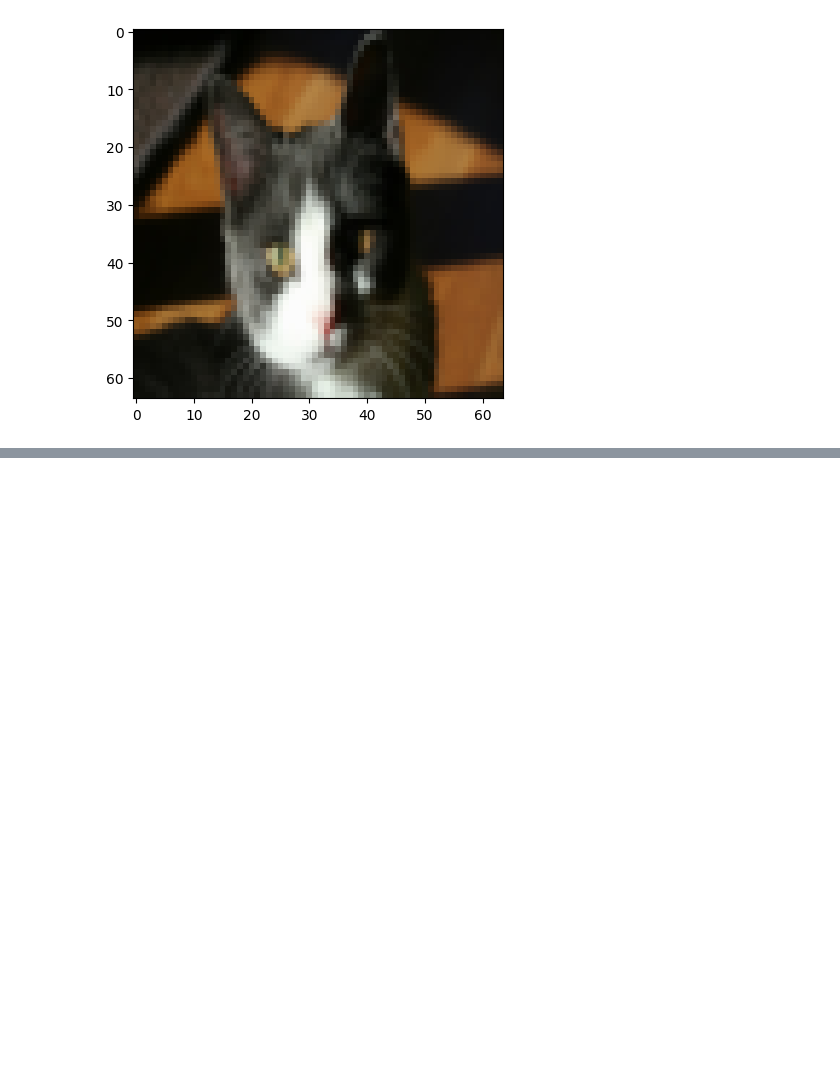
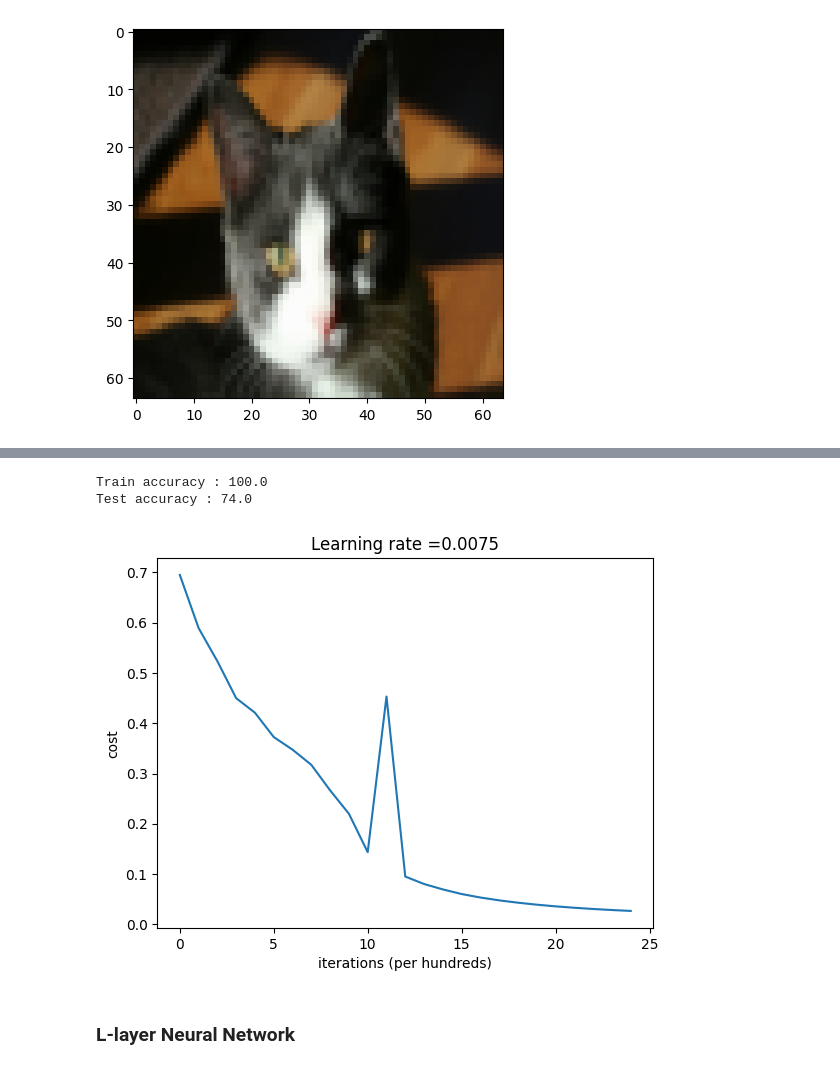
Before and after one commit to doomguy0991/dls_c, a Jupyter notebook: C1 - Neural Networks and Deep Learning/Week 4/Deep Neural Network Application_ Image Classification/N_Deep Neural Network - Application v8.ipynb, the cells around one changed output, grey strips where cells are left out. Drawn from its saved outputs; the diff is of its cells as text; code cells hidden in the pictures; blank space fills up the shorter version.

```diff
--- a/C1 - Neural Networks and Deep Learning/Week 4/Deep Neural Network Application_ Image Classification/N_Deep Neural Network - Application v8.ipynb
+++ b/C1 - Neural Networks and Deep Learning/Week 4/Deep Neural Network Application_ Image Classification/N_Deep Neural Network - Application v8.ipynb
@@ -92,0 +410,6 @@ y = 1. It's a cat picture.
+# %%
+layer_dims = [X_train.shape[0], 7, Y_train.shape[0]]
+learning_rate = 0.0075
+num_iteration = 2500
+
+params, costs = train_model(X_train, Y_train, layer_dims, learning_rate, num_iteration, True)
@@ -92,0 +434,17 @@ y = 1. It's a cat picture.
+# %%
+# Testing accuracy
+accuracy = predict_and_accuracy(X_train, Y_train, params)
+print("Train accuracy : " + str(accuracy))
+
+accuracy = predict_and_accuracy(X_test, Y_test, params)
+print("Test accuracy : "+ str(accuracy))
+# %% [output]
+Train accuracy : 100.0
+Test accuracy : 74.0
+# %%
+# Cost vs Iteration
+cost_vs_iteration(costs, learning_rate)
+# %% [output]
+[figure, added]
+# %% [markdown]
+### L-layer Neural Network
```
Also changed, not shown: parts of 7 cells of this notebook.
